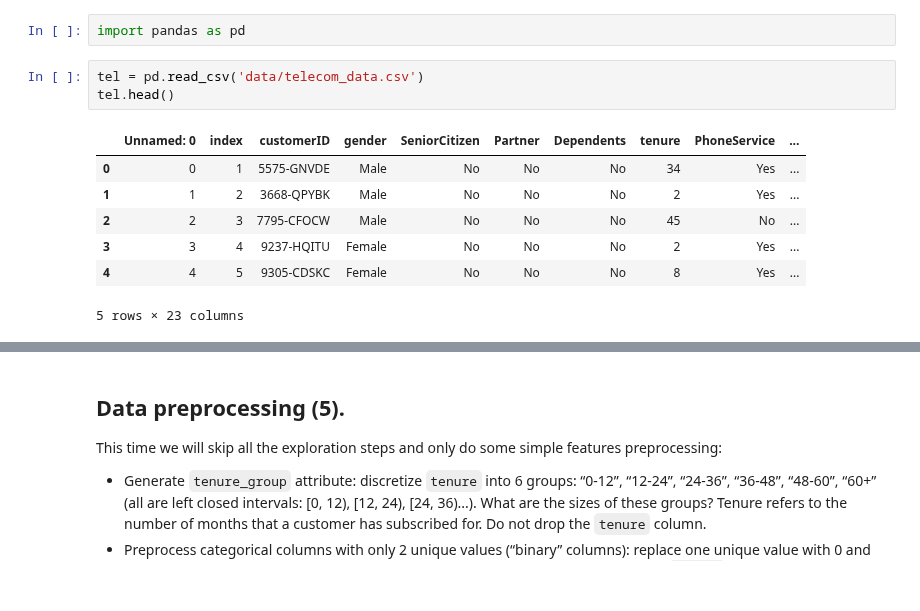
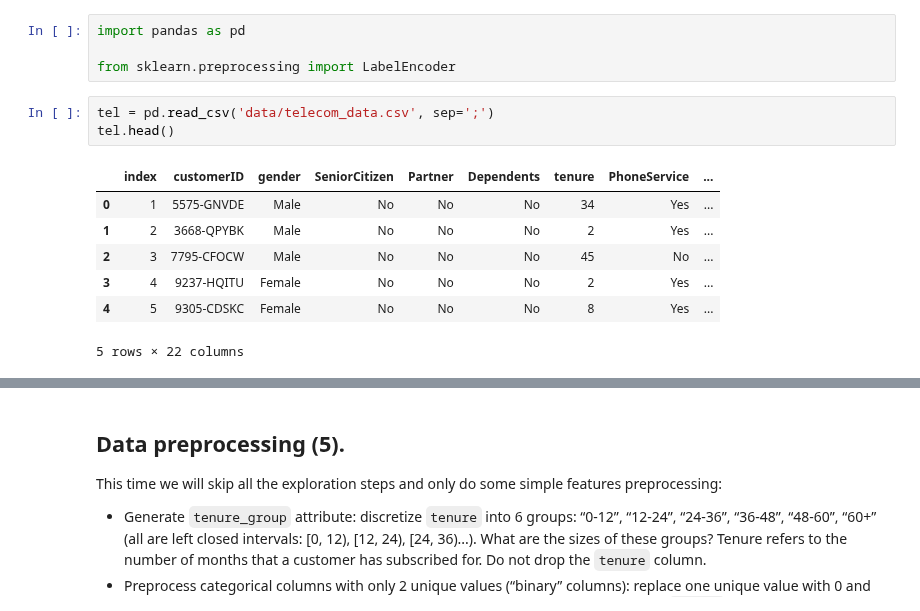
Before and after one commit to demidafonichev/hse-data-science-in-business-2020, a Jupyter notebook: HW4/HW4.ipynb, the cells around one changed output, grey strips where cells are left out. Saved outputs shown, nothing was run; the diff lists cells and outputs as text.

```diff
--- a/HW4/HW4.ipynb
+++ b/HW4/HW4.ipynb
@@ -1,13 +1,15 @@
 # %%
 import pandas as pd
+
+from sklearn.preprocessing import LabelEncoder
 # %%
-tel = pd.read_csv('data/telecom_data.csv')
+tel = pd.read_csv('data/telecom_data.csv', sep=';')
 tel.head()
 # %% [output]
-|  | Unnamed: 0 | index | customerID | gender | SeniorCitizen | Partner | Dependents | tenure | PhoneService | ... |
-| 0 | 0 | 1 | 5575-GNVDE | Male | No | No | No | 34 | Yes | ... |
-| 1 | 1 | 2 | 3668-QPYBK | Male | No | No | No | 2 | Yes | ... |
-| 2 | 2 | 3 | 7795-CFOCW | Male | No | No | No | 45 | No | ... |
-| 3 | 3 | 4 | 9237-HQITU | Female | No | No | No | 2 | Yes | ... |
-| 4 | 4 | 5 | 9305-CDSKC | Female | No | No | No | 8 | Yes | ... |
+|  | index | customerID | gender | SeniorCitizen | Partner | Dependents | tenure | PhoneService | ... |
+| 0 | 1 | 5575-GNVDE | Male | No | No | No | 34 | Yes | ... |
+| 1 | 2 | 3668-QPYBK | Male | No | No | No | 2 | Yes | ... |
+| 2 | 3 | 7795-CFOCW | Male | No | No | No | 45 | No | ... |
+| 3 | 4 | 9237-HQITU | Female | No | No | No | 2 | Yes | ... |
+| 4 | 5 | 9305-CDSKC | Female | No | No | No | 8 | Yes | ... |
-5 rows × 23 columns
+5 rows × 22 columns
```
Also changed, not shown: parts of 5 cells of this notebook, 1 other file.
